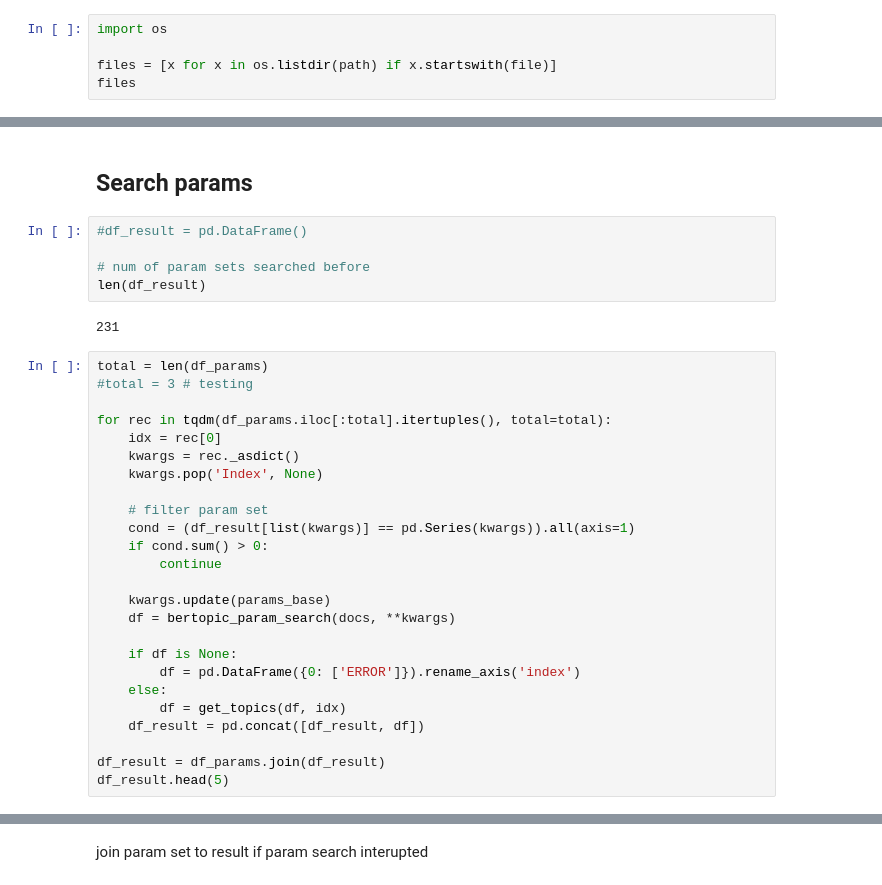
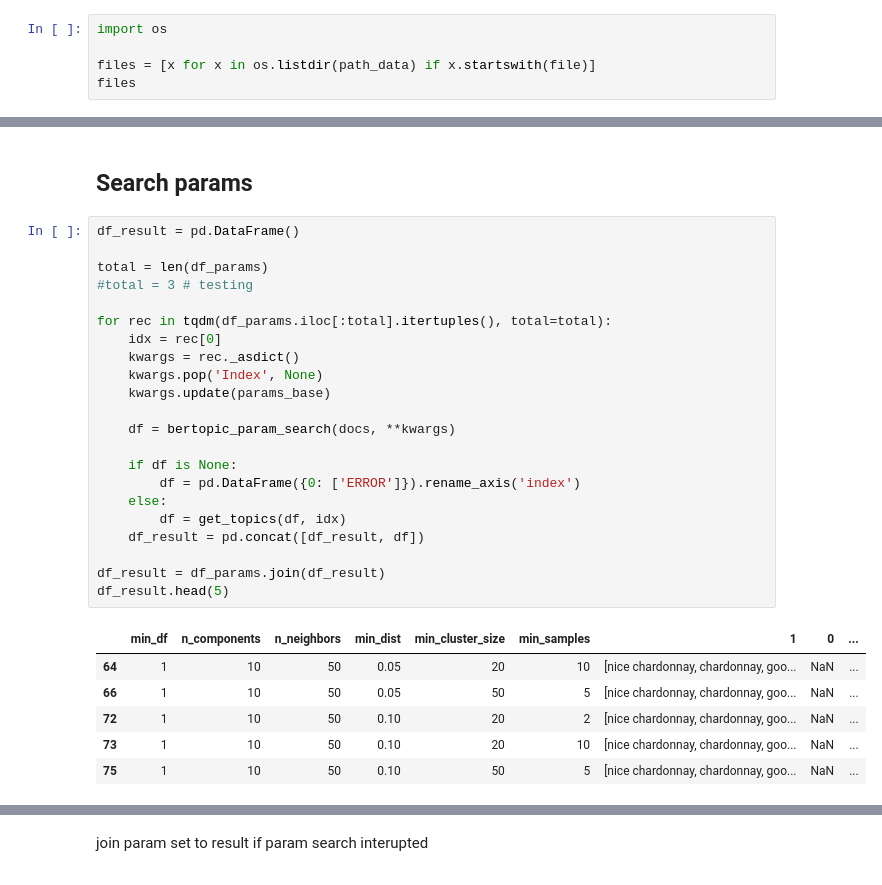
Before and after one commit to lbk209/topic_modeling, a Jupyter notebook: tm_wine_reviews_params.ipynb, the cells around one changed output, grey strips where cells are left out. Cells and saved outputs as stored; diff of their text form.

Commit message:
2nd search failed

```diff
--- a/tm_wine_reviews_params.ipynb
+++ b/tm_wine_reviews_params.ipynb
@@ -41,7 +41,7 @@ Archive:  /content/drive/MyDrive/Colab Notebooks//wine_reviews.zip
 # %%
 import os
 
-files = [x for x in os.listdir(path) if x.startswith(file)]
+files = [x for x in os.listdir(path_data) if x.startswith(file)]
 files
 # %% [output]
 ['wine_reviews_240207.csv', 'wine_reviews_240124.csv']
@@ -619,35 +633,32 @@ params_base.update({
 })
 # %% [markdown]
 ## Search params
-# %%
-#df_result = pd.DataFrame()
-
-# num of param sets searched before
-len(df_result)
-# %% [output]
-231
 # %%
+df_result = pd.DataFrame()
+
 total = len(df_params)
 #total = 3 # testing
 
 for rec in tqdm(df_params.iloc[:total].itertuples(), total=total):
     idx = rec[0]
     kwargs = rec._asdict()
     kwargs.pop('Index', None)
+    kwargs.update(params_base)
 
-    # filter param set
-    cond = (df_result[list(kwargs)] == pd.Series(kwargs)).all(axis=1)
-    if cond.sum() > 0:
-        continue
-
-    kwargs.update(params_base)
     df = bertopic_param_search(docs, **kwargs)
 
     if df is None:
         df = pd.DataFrame({0: ['ERROR']}).rename_axis('index')
     else:
         df = get_topics(df, idx)
     df_result = pd.concat([df_result, df])
 
 df_result = df_params.join(df_result)
 df_result.head(5)
+# %% [output]
+|  | min_df | n_components | n_neighbors | min_dist | min_cluster_size | min_samples | 1 | 0 | ... |
+| 64 | 1 | 10 | 50 | 0.05 | 20 | 10 | [nice chardonnay, chardonnay, goo... | NaN | ... |
+| 66 | 1 | 10 | 50 | 0.05 | 50 | 5 | [nice chardonnay, chardonnay, goo... | NaN | ... |
+| 72 | 1 | 10 | 50 | 0.10 | 20 | 2 | [nice chardonnay, chardonnay, goo... | NaN | ... |
+| 73 | 1 | 10 | 50 | 0.10 | 20 | 10 | [nice chardonnay, chardonnay, goo... | NaN | ... |
+| 75 | 1 | 10 | 50 | 0.10 | 50 | 5 | [nice chardonnay, chardonnay, goo... | NaN | ... |
```
Also changed, not shown: parts of 12 cells of this notebook.
